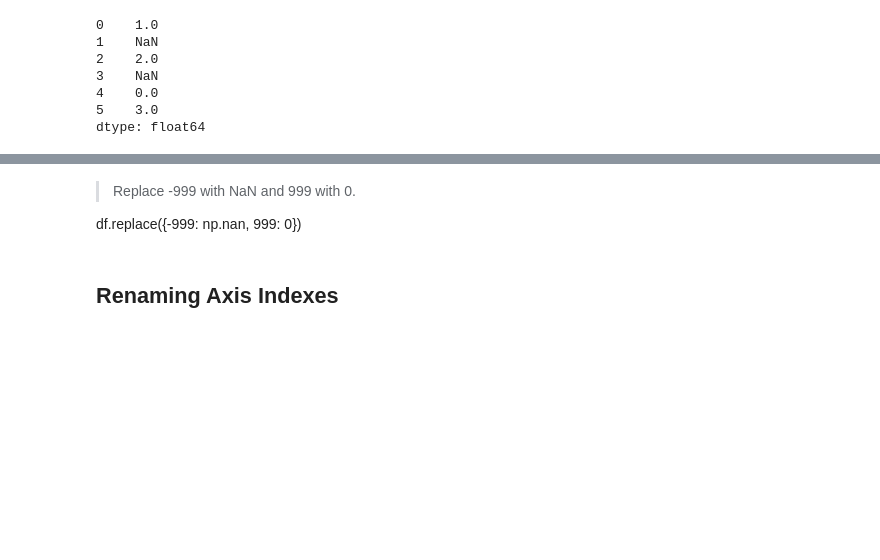
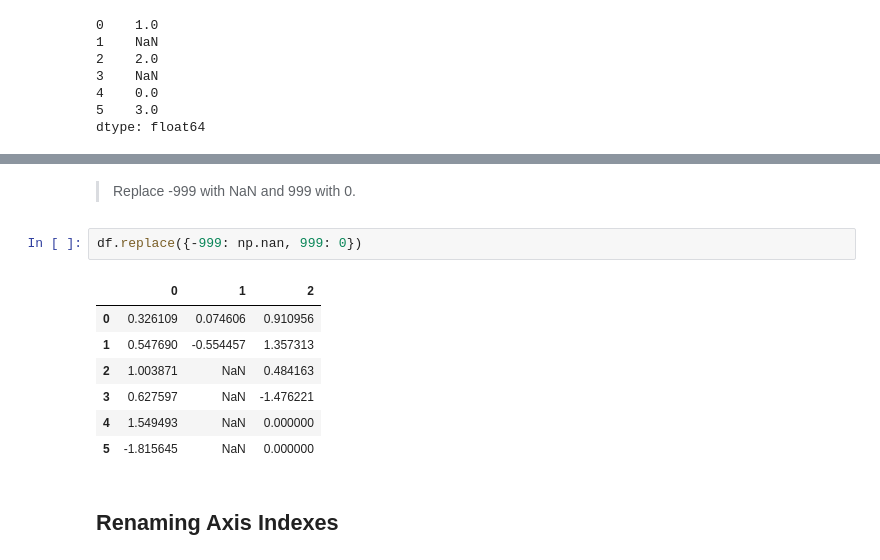
Before and after one commit to bradleysoh/5m-data-1.8-eda-basic, a Jupyter notebook: notebooks/eda_basic_lesson.ipynb, the cells around one changed output, grey strips where cells are left out. Drawn from its saved outputs; the diff is of its cells as text; blank space fills up the shorter version.

```diff
--- a/notebooks/eda_basic_lesson.ipynb
+++ b/notebooks/eda_basic_lesson.ipynb
@@ -616,7 +638,15 @@ df
 # %% [markdown]
 > Replace -999 with NaN and 999 with 0.
-
-df.replace({-999: np.nan, 999: 0})
+# %%
+df.replace({-999: np.nan, 999: 0})
+# %% [output]
+|  | 0 | 1 | 2 |
+| 0 | 0.326109 | 0.074606 | 0.910956 |
+| 1 | 0.547690 | -0.554457 | 1.357313 |
+| 2 | 1.003871 | NaN | 0.484163 |
+| 3 | 0.627597 | NaN | -1.476221 |
+| 4 | 1.549493 | NaN | 0.000000 |
+| 5 | -1.815645 | NaN | 0.000000 |
 # %% [markdown]
 ## Renaming Axis Indexes
 # %% [markdown]
```
Also changed, not shown: parts of 38 cells of this notebook, 1 other file.
